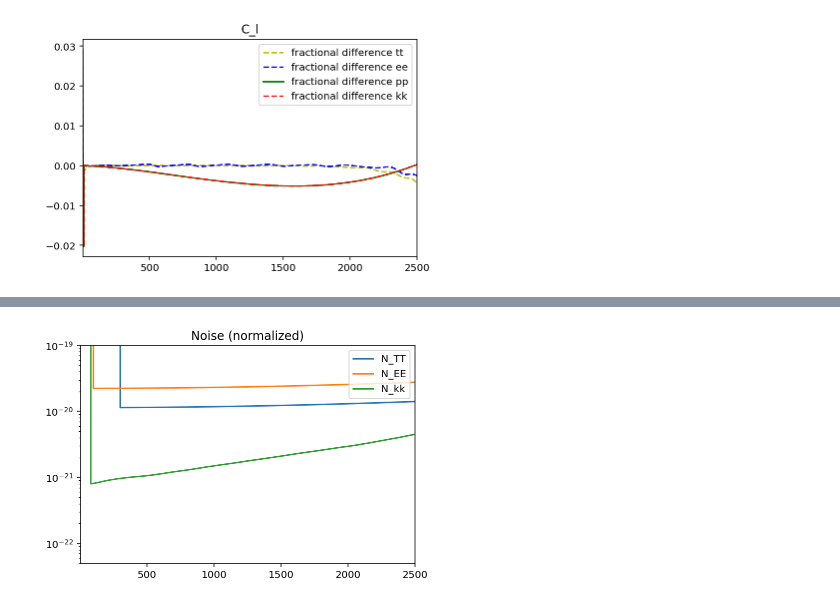
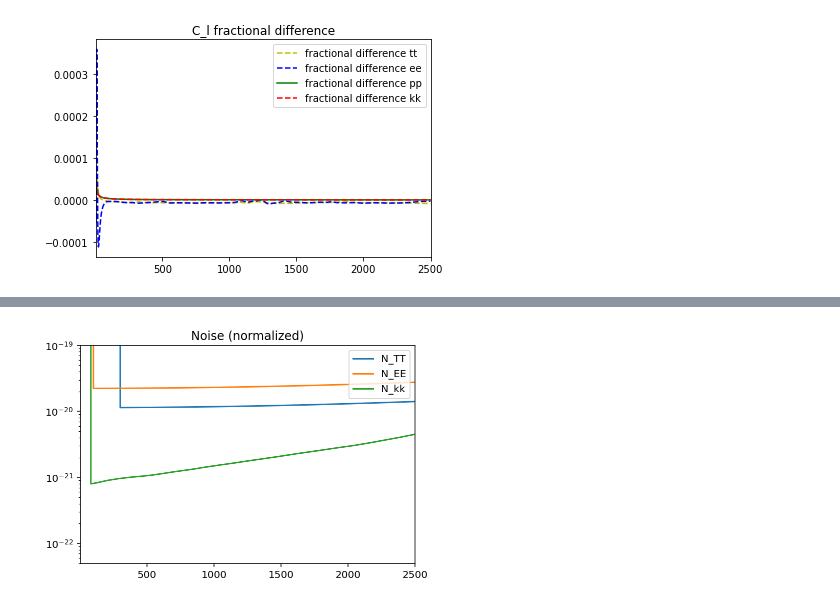
Before and after one commit to iej2106/cosmo_class, a Jupyter notebook: compute_fisher_dmeff_S4.ipynb, the cells around one changed output, grey strips where cells are left out. Cells and saved outputs as stored; diff of their text form; code cells hidden in the pictures.

Commit message:
same parameters as mcmc

```diff
--- a/compute_fisher_dmeff_S4.ipynb
+++ b/compute_fisher_dmeff_S4.ipynb
@@ -72,24 +106,24 @@ for i in ell:
     else:
         Cl_est_kk.append(1/4*(math.factorial(i+2)/math.factorial(i-2))*fiducial['pp'][i])
 # %%
-aa_cl_tt = np.load('fisher_data/Cl_tt_n_0_1GeV.npy')/((1.0e6*Tcmb)**2)
-aa_cl_pp = np.load('fisher_data/Cl_pp_n_0_1GeV.npy')#/((1.0e6*Tcmb)**2)
-aa_cl_ee = np.load('fisher_data/Cl_ee_n_0_1GeV.npy')/((1.0e6*Tcmb)**2)
-aa_cl_kk = np.load('fisher_data/Cl_kk_n_0_1GeV.npy')#/((1.0e6*Tcmb)**2)
+aa_cl_tt = np.load('MCMC_data/Cl_tt_n_0_1GeV.npy')/((1.0e6*Tcmb)**2)
+aa_cl_pp = np.load('MCMC_data/Cl_pp_n_0_1GeV.npy')#/((1.0e6*Tcmb)**2)
+aa_cl_ee = np.load('MCMC_data/Cl_ee_n_0_1GeV.npy')/((1.0e6*Tcmb)**2)
+aa_cl_kk = np.load('MCMC_data/Cl_kk_n_0_1GeV.npy')#/((1.0e6*Tcmb)**2)
 frac_diff_tt = (aa_cl_tt - fiducial['tt'])/aa_cl_tt
 frac_diff_ee = (aa_cl_ee - fiducial['ee'])/aa_cl_ee
 frac_diff_pp = (aa_cl_pp - fiducial['pp'])/aa_cl_pp
 frac_diff_kk = (aa_cl_kk - Cl_est_kk)/aa_cl_kk
 plt.plot(frac_diff_tt, 'y--',label="fractional difference tt")
 plt.plot(frac_diff_ee, 'b--',label="fractional difference ee")
 plt.plot(frac_diff_pp, 'g-',label="fractional difference pp")
 plt.plot(frac_diff_kk, 'r--',label="fractional difference kk")
 #plt.yscale('log')
 #plt.ylim(5e-22,1e-6)
 plt.xlim(2,2500)
 plt.legend(loc="upper right")
-plt.title('C_l')
-plt.savefig("C_lcompare.png")
+plt.title('C_l fractional difference')
+plt.savefig("C_l_fraction_compare.png")
 plt.show()
 # %% [output]
-[figure, old version]
+[figure, new version]
```
Also changed, not shown: parts of 12 cells of this notebook.
